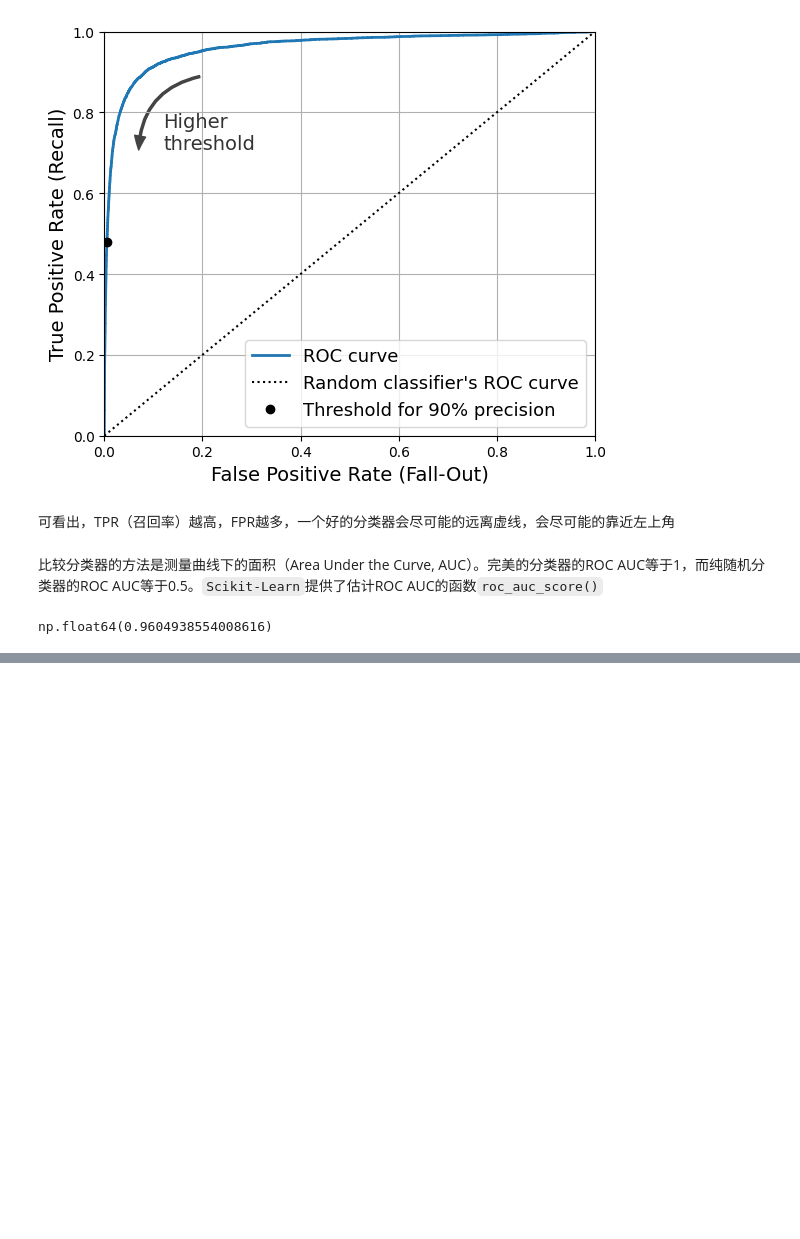
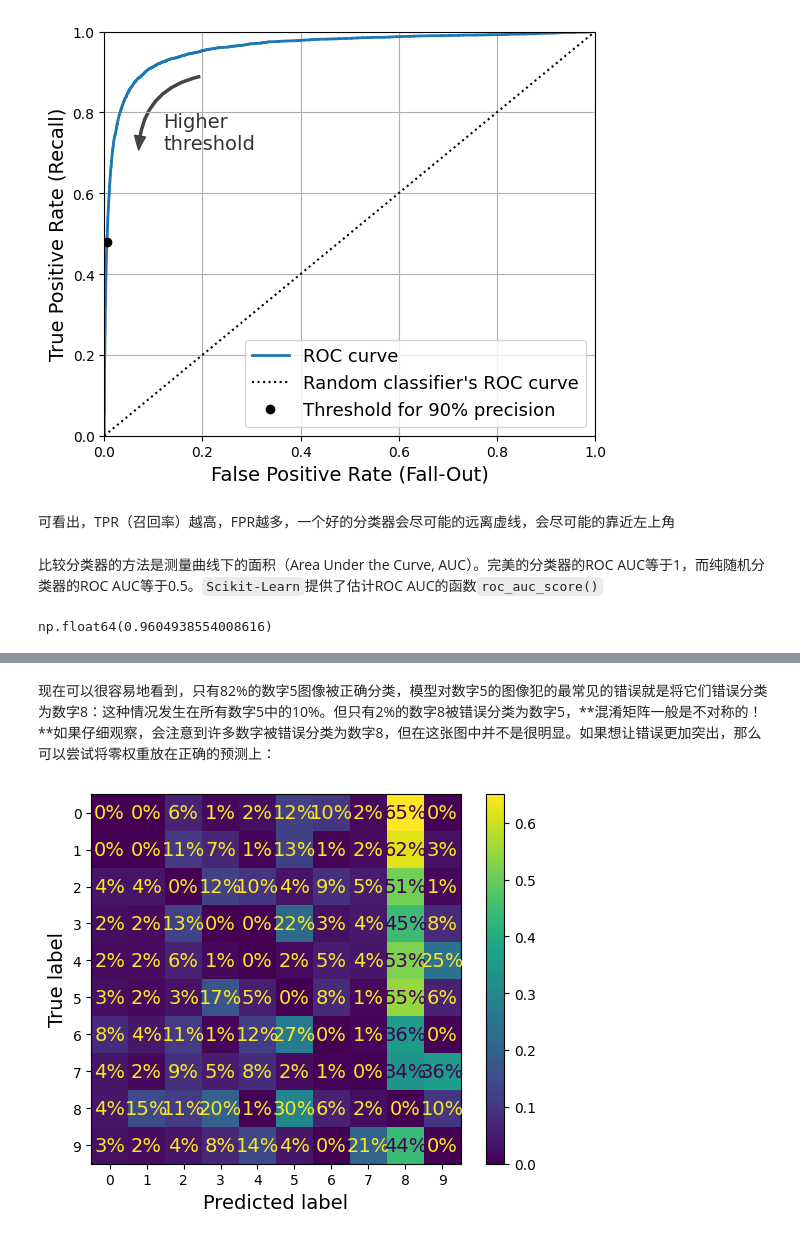
Before and after one commit to machao318927/Hands-On-Machine-Learning, a Jupyter notebook: my-study/03_classification.ipynb, the cells around one changed output, grey strips where cells are left out. Cells and saved outputs as stored; diff of their text form; code cells hidden in the pictures; blank space fills up the shorter version.

```diff
--- a/my-study/03_classification.ipynb
+++ b/my-study/03_classification.ipynb
@@ -757,0 +1035,10 @@ np.float64(0.9604938554008616)
+# %% [markdown]
+现在可以很容易地看到，只有82%的数字5图像被正确分类，模型对数字5的图像犯的最常见的错误就是将它们错误分类为数字8：这种情况发生在所有数字5中的10%。但只有2%的数字8被错误分类为数字5，**混淆矩阵一般是不对称的！**如果仔细观察，会注意到许多数字被错误分类为数字8，但在这张图中并不是很明显。如果想让错误更加突出，那么可以尝试将零权重放在正确的预测上：
+# %%
+sample_weight = (y_train_pred != y_train)
+ConfusionMatrixDisplay.from_predictions(y_train, y_train_pred,
+                                        sample_weight=sample_weight,
+                                        normalize="true", values_format=".0%")
+plt.show()
+# %% [output]
+[figure, added]
```
Also changed, not shown: parts of 66 cells of this notebook, 2 other files.
